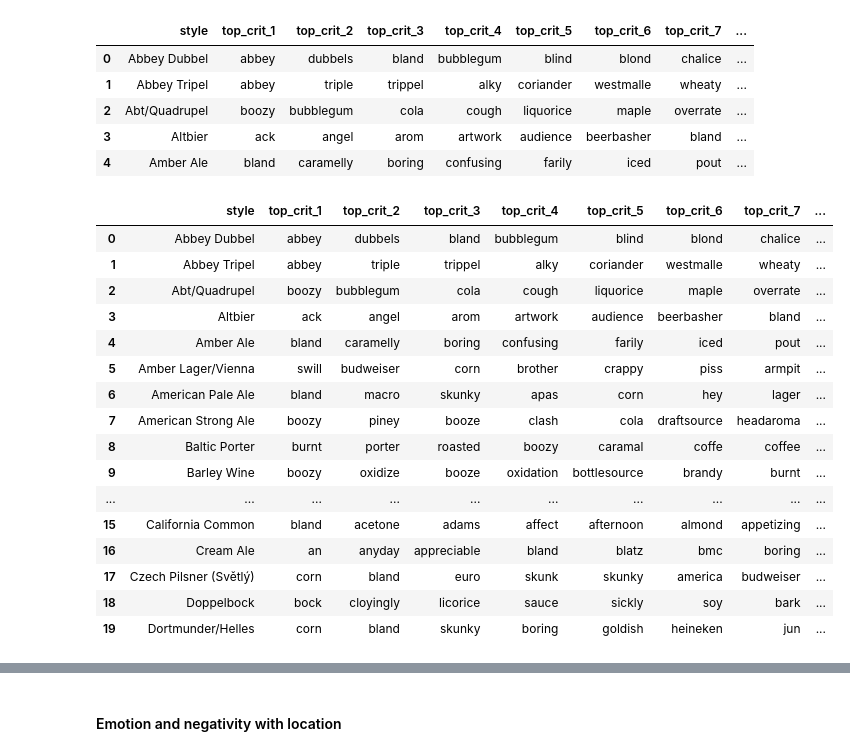
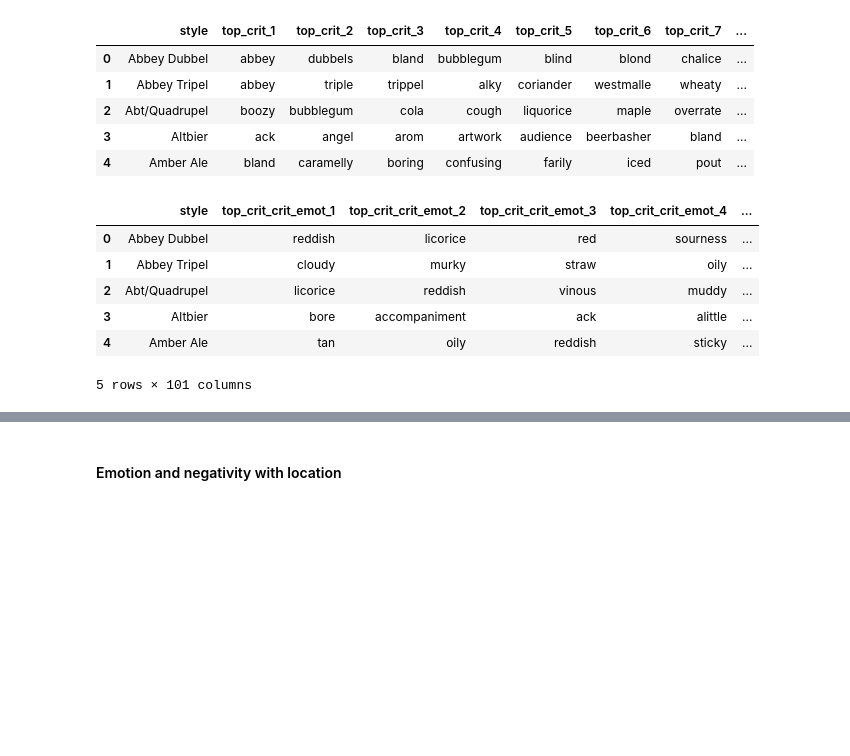
Before and after one commit to epfl-ada/ada-2024-project-awesomedataanalysts, a Jupyter notebook: milestone-3.ipynb, the cells around one changed output, grey strips where cells are left out. Drawn from its saved outputs; the diff is of its cells as text; code cells hidden in the pictures; blank space fills up the shorter version.

```diff
--- a/milestone-3.ipynb
+++ b/milestone-3.ipynb
@@ -63,10 +65,9 @@ else:
 # %% [markdown]
 #### Reviews language
 # %%
-import langid
 
 # TODO run on lower beer reviews cutoff
-threshold = 1000
+threshold = 100
 reviews_csv_path = processed_directory + "popular_beers_reviews.csv"
 
 if os.path.exists(reviews_csv_path):
@@ -271,8 +196,8 @@ plt.show()
 if not os.path.exists(processed_beers_csv):
     pos_corpus, neg_corpus, beer_names = build_corpus(reviews, expert_ids=experts, expert_weight=5, quantile_split=10)
 
-    #tokenizer = Lemmatizer
-    #stop_words = get_stop_words([pos_doc + neg_doc for pos_doc, neg_doc in zip(pos_corpus, neg_corpus)], tokenizer=tokenizer)
+    tokenizer = Lemmatizer
+    stop_words = get_stop_words([pos_doc + neg_doc for pos_doc, neg_doc in zip(pos_corpus, neg_corpus)], tokenizer=tokenizer)
 
     neg_counts = get_word_counts(neg_corpus, beer_names, tokenizer=tokenizer, stop_words=stop_words, min_df=0.02)
     pos_counts = get_word_counts(pos_corpus, beer_names, tokenizer=tokenizer, stop_words=stop_words, vocabulary=neg_counts.columns)
@@ -477,24 +337,13 @@ top_attributes_by(beers, by="style", top_count=15, column_count=70, column_prefi
 | 3 | Altbier | ack | angel | arom | artwork | audience | beerbasher | bland | ... |
 | 4 | Amber Ale | bland | caramelly | boring | confusing | farily | iced | pout | ... |
 # %%
-# TODO filter using stopwords or verbs/nouns
-# criticisms based on emotion analysis by beer style
-top_attributes_by(beers, by="style", top_count=15, column_count=70, column_prefix="crit_").head(20)
+# combined criticisms of beers
+top_attributes_by(beers, by="style", top_count=100, column_count=100, column_prefix=["crit_", "crit_emot_"]).head(5)
 # %% [output]
-|  | style | top_crit_1 | top_crit_2 | top_crit_3 | top_crit_4 | top_crit_5 | top_crit_6 | top_crit_7 | ... |
-| 0 | Abbey Dubbel | abbey | dubbels | bland | bubblegum | blind | blond | chalice | ... |
-| 1 | Abbey Tripel | abbey | triple | trippel | alky | coriander | westmalle | wheaty | ... |
-| 2 | Abt/Quadrupel | boozy | bubblegum | cola | cough | liquorice | maple | overrate | ... |
-| 3 | Altbier | ack | angel | arom | artwork | audience | beerbasher | bland | ... |
-| 4 | Amber Ale | bland | caramelly | boring | confusing | farily | iced | pout | ... |
-| 5 | Amber Lager/Vienna | swill | budweiser | corn | brother | crappy | piss | armpit | ... |
-| 6 | American Pale Ale | bland | macro | skunky | apas | corn | hey | lager | ... |
-| 7 | American Strong Ale | boozy | piney | booze | clash | cola | draftsource | headaroma | ... |
-| 8 | Baltic Porter | burnt | porter | roasted | boozy | caramal | coffe | coffee | ... |
-| 9 | Barley Wine | boozy | oxidize | booze | oxidation | bottlesource | brandy | burnt | ... |
-| ... | ... | ... | ... | ... | ... | ... | ... | ... | ... |
-| 15 | California Common | bland | acetone | adams | affect | afternoon | almond | appetizing | ... |
-| 16 | Cream Ale | an | anyday | appreciable | bland | blatz | bmc | boring | ... |
-| 17 | Czech Pilsner (Světlý) | corn | bland | euro | skunk | skunky | america | budweiser | ... |
-| 18 | Doppelbock | bock | cloyingly | licorice | sauce | sickly | soy | bark | ... |
-| 19 | Dortmunder/Helles | corn | bland | skunky | boring | goldish | heineken | jun | ... |
+|  | style | top_crit_crit_emot_1 | top_crit_crit_emot_2 | top_crit_crit_emot_3 | top_crit_crit_emot_4 | ... |
+| 0 | Abbey Dubbel | reddish | licorice | red | sourness | ... |
+| 1 | Abbey Tripel | cloudy | murky | straw | oily | ... |
+| 2 | Abt/Quadrupel | licorice | reddish | vinous | muddy | ... |
+| 3 | Altbier | bore | accompaniment | ack | alittle | ... |
+| 4 | Amber Ale | tan | oily | reddish | sticky | ... |
+5 rows × 101 columns
```
Also changed, not shown: parts of 35 cells of this notebook.
